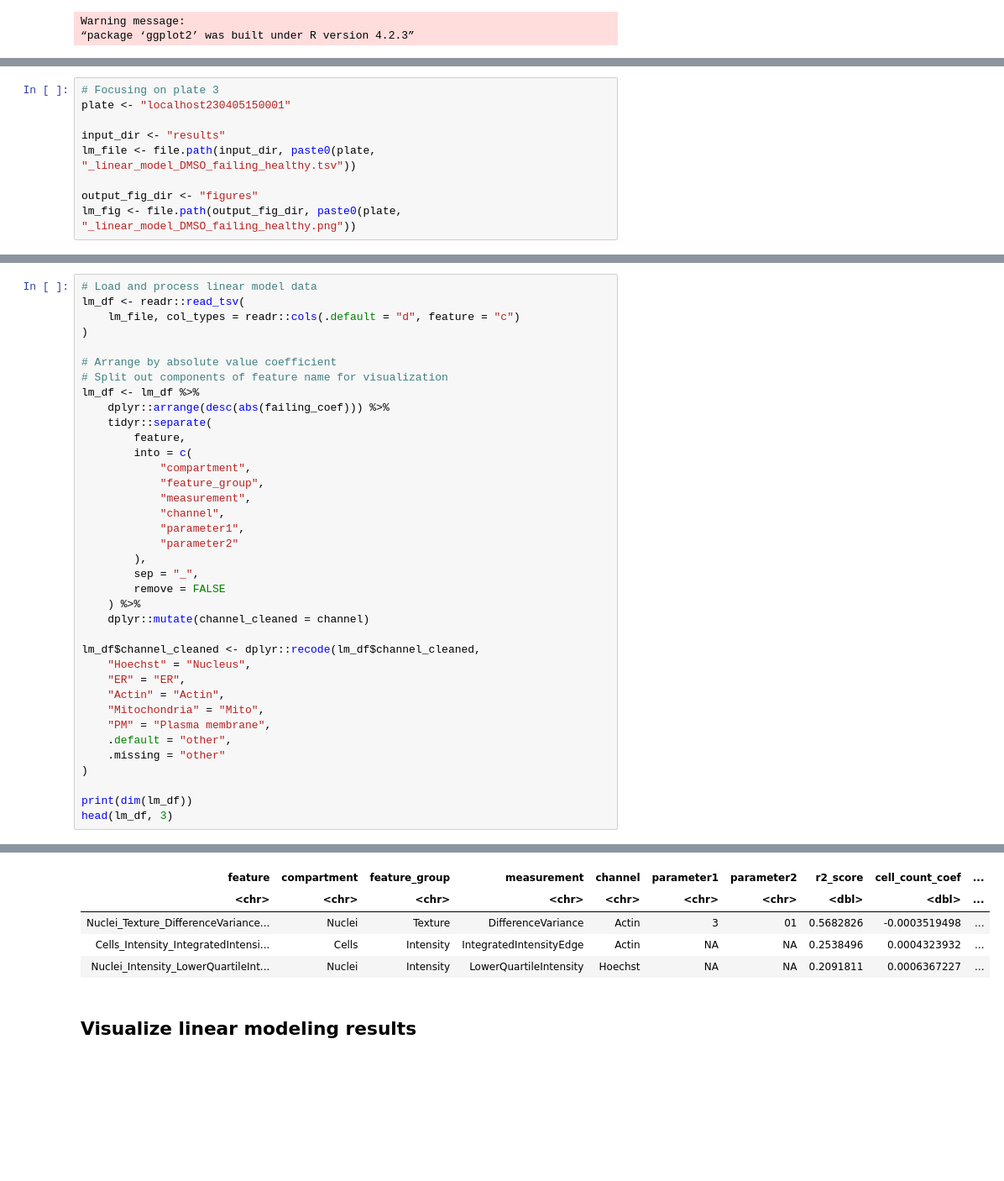
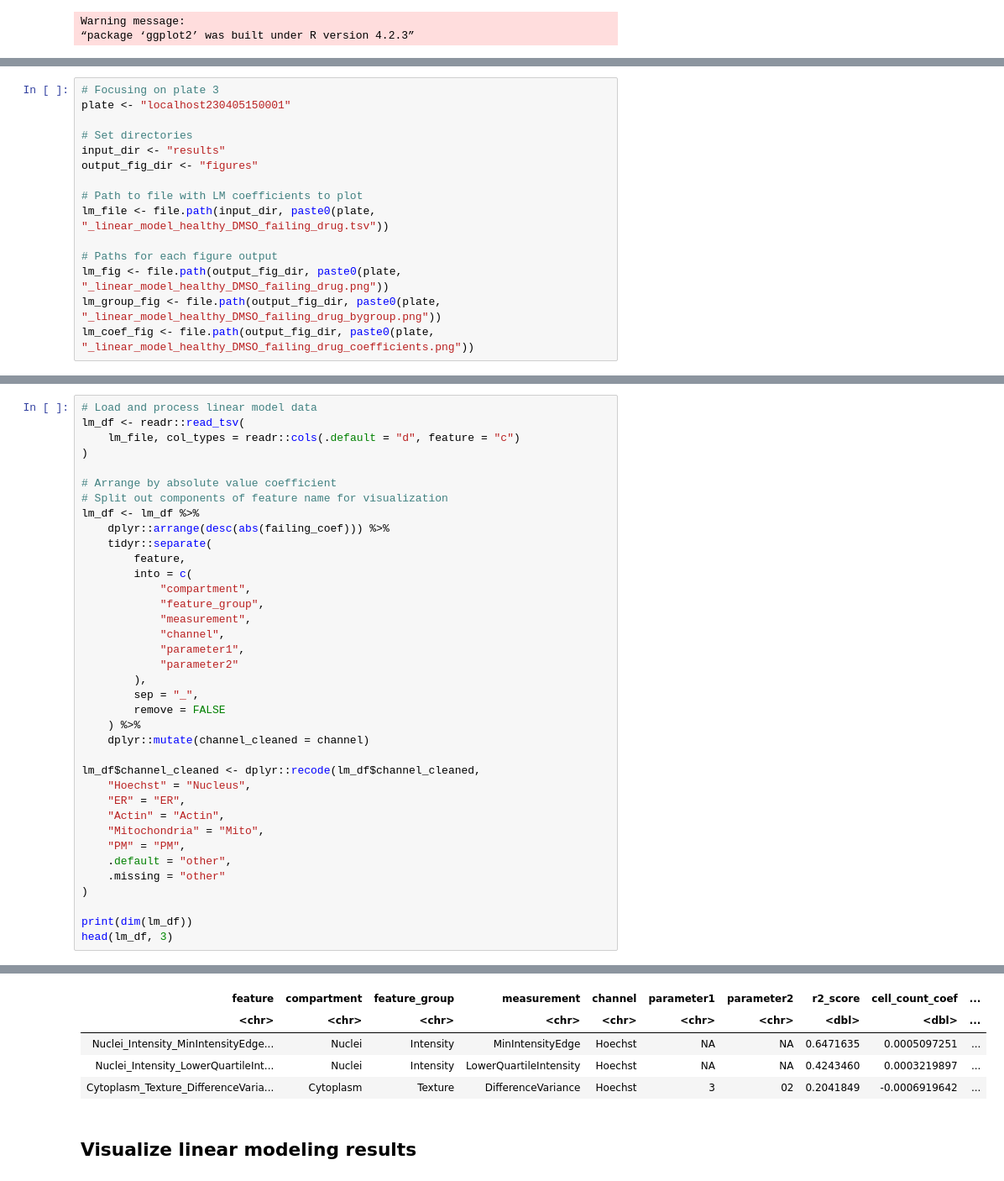
Before and after one commit to WayScience/cellpainting_predicts_cardiac_fibrosis, a Jupyter notebook: 4.analyze_data/notebooks/linear_model/1.visualize_linear_model.ipynb, the cells around one changed output, grey strips where cells are left out. Shown: that part at 84% size. Drawn from its saved outputs; the diff is of its cells as text; blank space fills up the shorter version.

```diff
--- a/4.analyze_data/notebooks/linear_model/1.visualize_linear_model.ipynb
+++ b/4.analyze_data/notebooks/linear_model/1.visualize_linear_model.ipynb
@@ -10,8 +18,14 @@ Warning message:
 # Focusing on plate 3
 plate <- "localhost230405150001"
 
+# Set directories
 input_dir <- "results"
-lm_file <- file.path(input_dir, paste0(plate, "_linear_model_DMSO_failing_healthy.tsv"))
+output_fig_dir <- "figures"
 
-output_fig_dir <- "figures"
-lm_fig <- file.path(output_fig_dir, paste0(plate, "_linear_model_DMSO_failing_healthy.png"))
+# Path to file with LM coefficients to plot
+lm_file <- file.path(input_dir, paste0(plate, "_linear_model_healthy_DMSO_failing_drug.tsv"))
+
+# Paths for each figure output
+lm_fig <- file.path(output_fig_dir, paste0(plate, "_linear_model_healthy_DMSO_failing_drug.png"))
+lm_group_fig <- file.path(output_fig_dir, paste0(plate, "_linear_model_healthy_DMSO_failing_drug_bygroup.png"))
+lm_coef_fig <- file.path(output_fig_dir, paste0(plate, "_linear_model_healthy_DMSO_failing_drug_coefficients.png"))
@@ -45,7 +61,7 @@ lm_df$channel_cleaned <- dplyr::recode(lm_df$channel_cleaned,
     "ER" = "ER",
     "Actin" = "Actin",
     "Mitochondria" = "Mito",
-    "PM" = "Plasma membrane",
+    "PM" = "PM",
     .default = "other",
     .missing = "other"
 )
@@ -63,9 +79,9 @@ Warning message:
 A tibble: 3 × 12
 | feature | compartment | feature_group | measurement | channel | parameter1 | parameter2 | r2_score | cell_count_coef | ... |
 | <chr> | <chr> | <chr> | <chr> | <chr> | <chr> | <chr> | <dbl> | <dbl> | ... |
-| Nuclei_Texture_DifferenceVariance... | Nuclei | Texture | DifferenceVariance | Actin | 3 | 01 | 0.5682826 | -0.0003519498 | ... |
-| Cells_Intensity_IntegratedIntensi... | Cells | Intensity | IntegratedIntensityEdge | Actin | NA | NA | 0.2538496 | 0.0004323932 | ... |
-| Nuclei_Intensity_LowerQuartileInt... | Nuclei | Intensity | LowerQuartileIntensity | Hoechst | NA | NA | 0.2091811 | 0.0006367227 | ... |
+| Nuclei_Intensity_MinIntensityEdge... | Nuclei | Intensity | MinIntensityEdge | Hoechst | NA | NA | 0.6471635 | 0.0005097251 | ... |
+| Nuclei_Intensity_LowerQuartileInt... | Nuclei | Intensity | LowerQuartileIntensity | Hoechst | NA | NA | 0.4243460 | 0.0003219897 | ... |
+| Cytoplasm_Texture_DifferenceVaria... | Cytoplasm | Texture | DifferenceVariance | Hoechst | 3 | 02 | 0.2041849 | -0.0006919642 | ... |
 # %% [markdown]
 ## Visualize linear modeling results
 # %%
```
Also changed, not shown: parts of 11 cells of this notebook, 14 other files.
